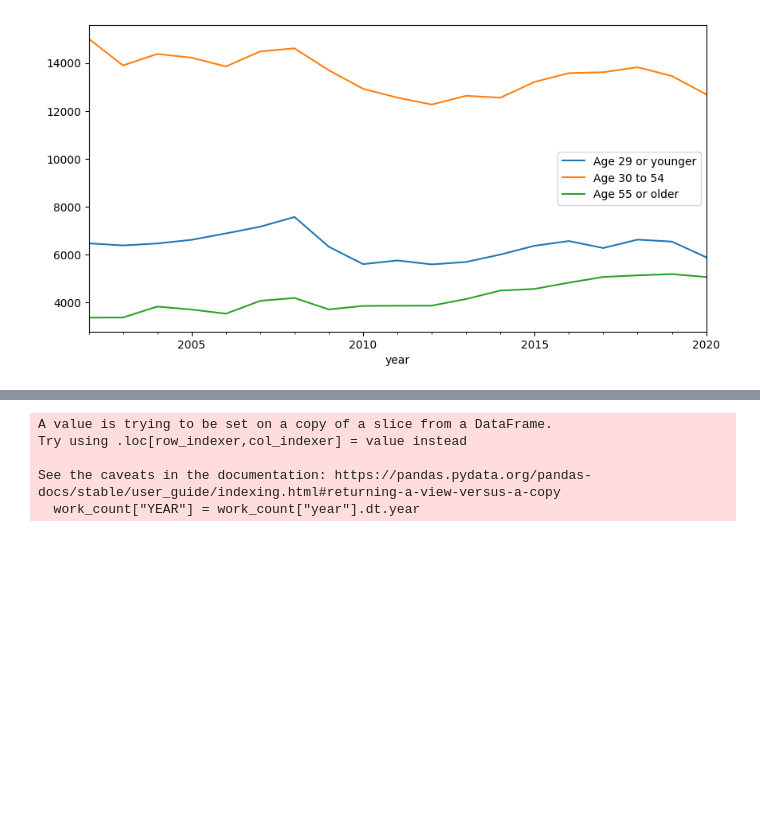
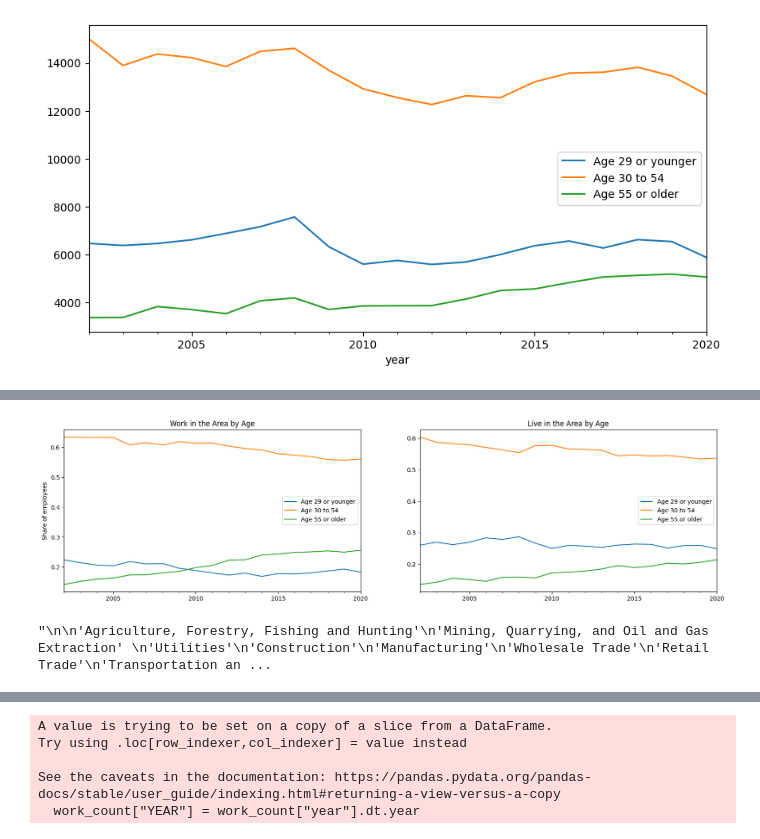
Before and after one commit to ReidelVichot/DE_ASCENT, a Jupyter notebook: OnTheMap_analysis.ipynb, the cells around one changed output, grey strips where cells are left out. Saved outputs shown, nothing was run; the diff lists cells and outputs as text; code cells hidden in the pictures; blank space fills up the shorter version.

```diff
--- a/OnTheMap_analysis.ipynb
+++ b/OnTheMap_analysis.ipynb
@@ -104,0 +106,43 @@ fig.show()
+# %%
+fig, ax = plt.subplots(1,2, figsize= (20,5))
+work_share.plot(y="Age 29 or younger", x="year", ax=ax[0])
+work_share.plot(y="Age 30 to 54", x="year", ax=ax[0])
+work_share.plot(y="Age 55 or older", x="year", ax=ax[0])
+home_share.plot(y="Age 29 or younger", x="year", ax=ax[1])
+home_share.plot(y="Age 30 to 54", x="year", ax=ax[1])
+home_share.plot(y="Age 55 or older", x="year", ax=ax[1])
+ax[0].set_xlabel("")
+ax[0].set_ylabel("Share of employees")
+ax[1].set_xlabel("")
+ax[0].set_title("Work in the Area by Age")
+ax[1].set_title("Live in the Area by Age")
+fig.show()
+# %% [output]
+[figure, added]
+# %%
+'''
+
+'Agriculture, Forestry, Fishing and Hunting'
+'Mining, Quarrying, and Oil and Gas Extraction'
+'Utilities'
+'Construction'
+'Manufacturing'
+'Wholesale Trade'
+'Retail Trade'
+'Transportation and Warehousing'
+'Information'
+'Finance and Insurance'
+'Real Estate and Rental and Leasing'
+'Professional, Scientific, and Technical Services'
+'Management of Companies and Enterprises'
+'Administration & Support, Waste Management and Remediation'
+'Educational Services'
+'Health Care and Social Assistance'
+'Arts, Entertainment, and Recreation'
+'Accommodation and Food Services'
+'Other Services (excluding Public Administration)'
+'Public Administration'
+
+'''
+# %% [output]
+"\n\n'Agriculture, Forestry, Fishing and Hunting'\n'Mining, Quarrying, and Oil and Gas Extraction' \n'Utilities'\n'Construction'\n'Manufacturing'\n'Wholesale Trade'\n'Retail Trade'\n'Transportation an ...
```
Also changed, not shown: parts of 15 cells of this notebook.
